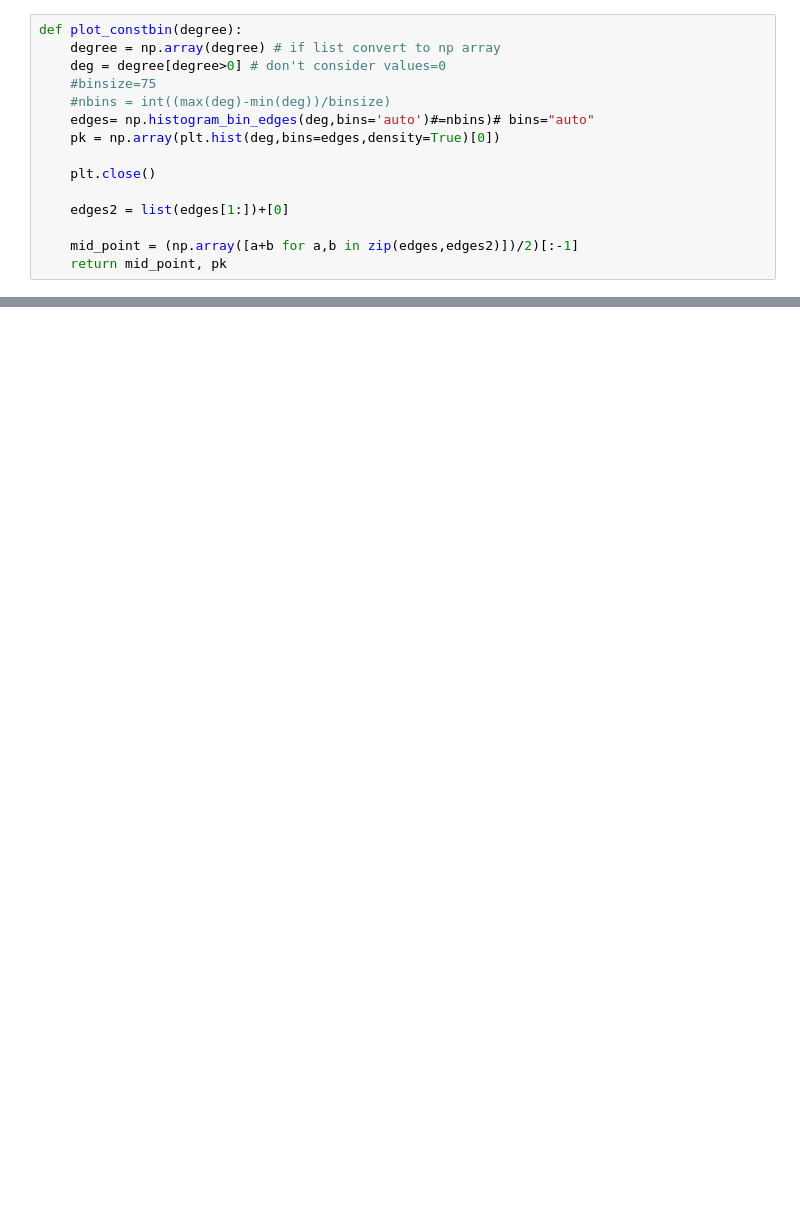
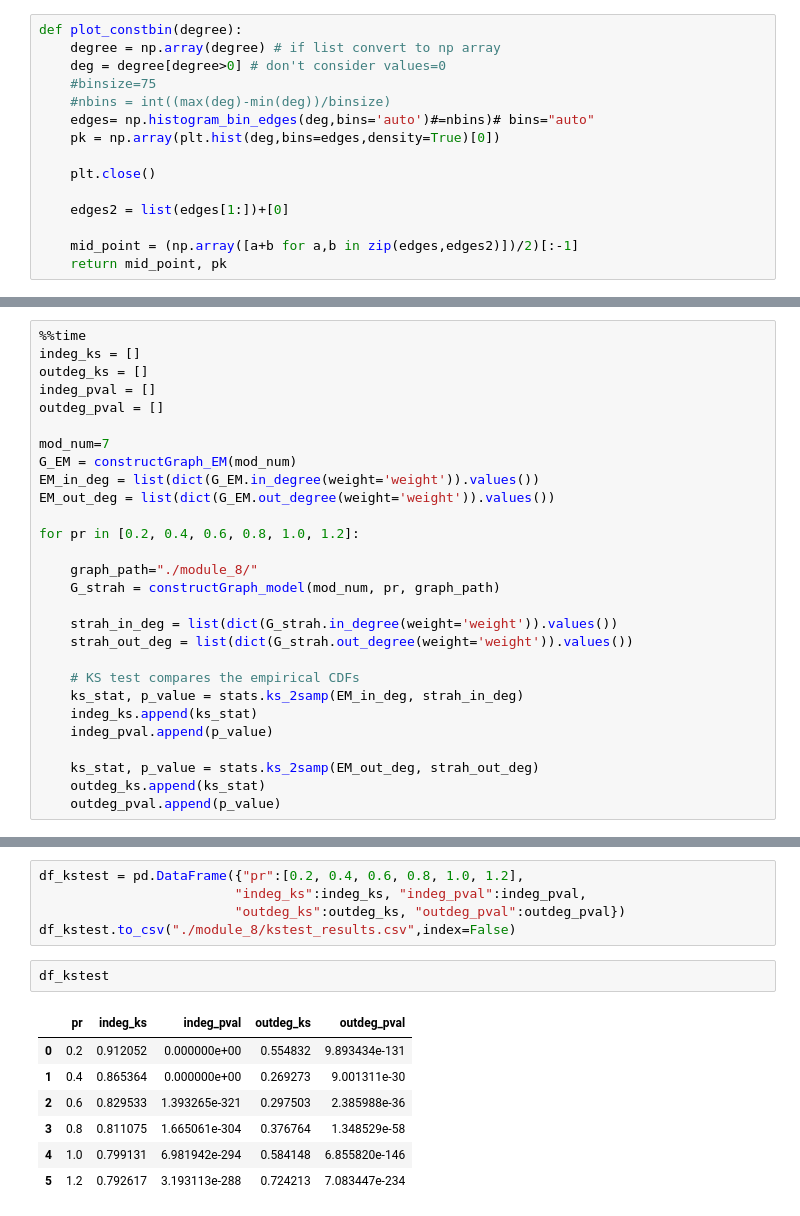
Before and after one commit to dalMaschio-lab/Connectome_analysis, a Jupyter notebook: drosophilia code and data/comm_degree_distribution.ipynb, the cells around one changed output, grey strips where cells are left out. Drawn from its saved outputs; the diff is of its cells as text; blank space fills up the shorter version.

```diff
--- a/drosophilia code and data/comm_degree_distribution.ipynb
+++ b/drosophilia code and data/comm_degree_distribution.ipynb
@@ -158,0 +196,28 @@ for mod_num in range(8):
+# %%
+%%time
+indeg_ks = []
+outdeg_ks = []
+indeg_pval = []
+outdeg_pval = []
+
+mod_num=7
+G_EM = constructGraph_EM(mod_num)
+EM_in_deg = list(dict(G_EM.in_degree(weight='weight')).values())
+EM_out_deg = list(dict(G_EM.out_degree(weight='weight')).values())
+
+for pr in [0.2, 0.4, 0.6, 0.8, 1.0, 1.2]:
+
+    graph_path="./module_8/"
+    G_strah = constructGraph_model(mod_num, pr, graph_path)
+
+    strah_in_deg = list(dict(G_strah.in_degree(weight='weight')).values())
+    strah_out_deg = list(dict(G_strah.out_degree(weight='weight')).values())
+
+    # KS test compares the empirical CDFs
+    ks_stat, p_value = stats.ks_2samp(EM_in_deg, strah_in_deg)
+    indeg_ks.append(ks_stat)
+    indeg_pval.append(p_value)
+
+    ks_stat, p_value = stats.ks_2samp(EM_out_deg, strah_out_deg)
+    outdeg_ks.append(ks_stat)
+    outdeg_pval.append(p_value)
@@ -158,0 +227,15 @@ for mod_num in range(8):
+# %%
+df_kstest = pd.DataFrame({"pr":[0.2, 0.4, 0.6, 0.8, 1.0, 1.2],
+                         "indeg_ks":indeg_ks, "indeg_pval":indeg_pval,
+                         "outdeg_ks":outdeg_ks, "outdeg_pval":outdeg_pval})
+df_kstest.to_csv("./module_8/kstest_results.csv",index=False)
+# %%
+df_kstest
+# %% [output]
+|  | pr | indeg_ks | indeg_pval | outdeg_ks | outdeg_pval |
+| 0 | 0.2 | 0.912052 | 0.000000e+00 | 0.554832 | 9.893434e-131 |
+| 1 | 0.4 | 0.865364 | 0.000000e+00 | 0.269273 | 9.001311e-30 |
+| 2 | 0.6 | 0.829533 | 1.393265e-321 | 0.297503 | 2.385988e-36 |
+| 3 | 0.8 | 0.811075 | 1.665061e-304 | 0.376764 | 1.348529e-58 |
+| 4 | 1.0 | 0.799131 | 6.981942e-294 | 0.584148 | 6.855820e-146 |
+| 5 | 1.2 | 0.792617 | 3.193113e-288 | 0.724213 | 7.083447e-234 |
```
Also changed, not shown: parts of 22 cells of this notebook.
